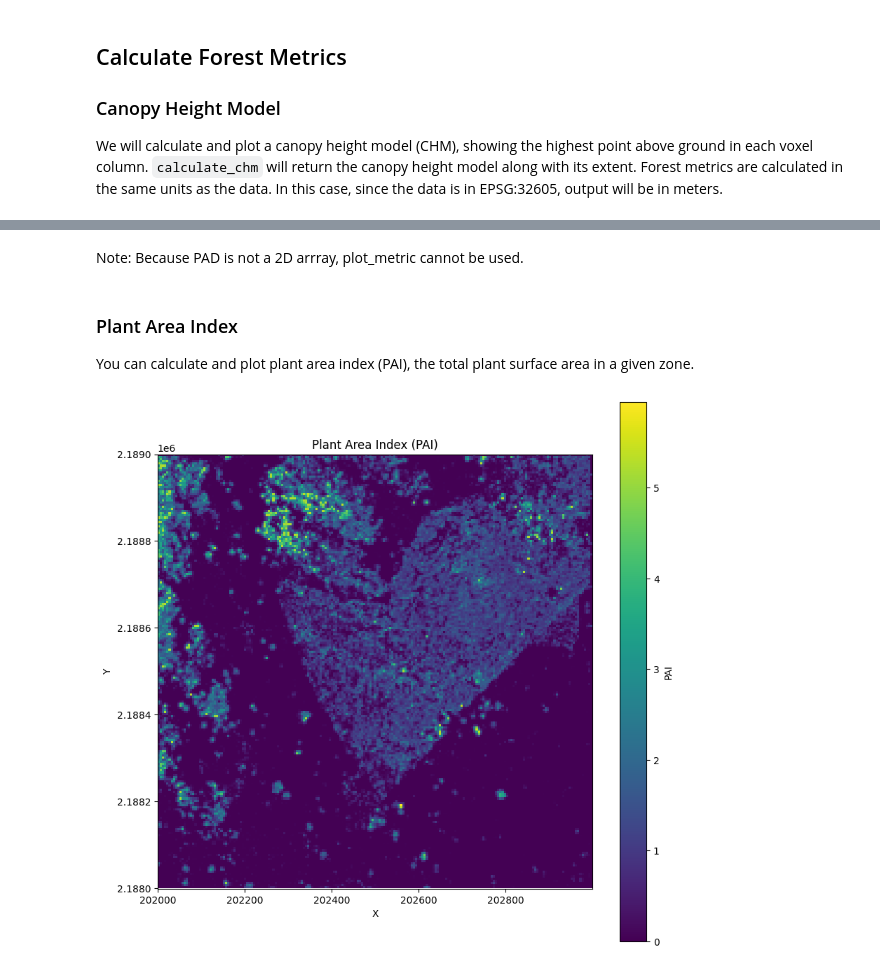
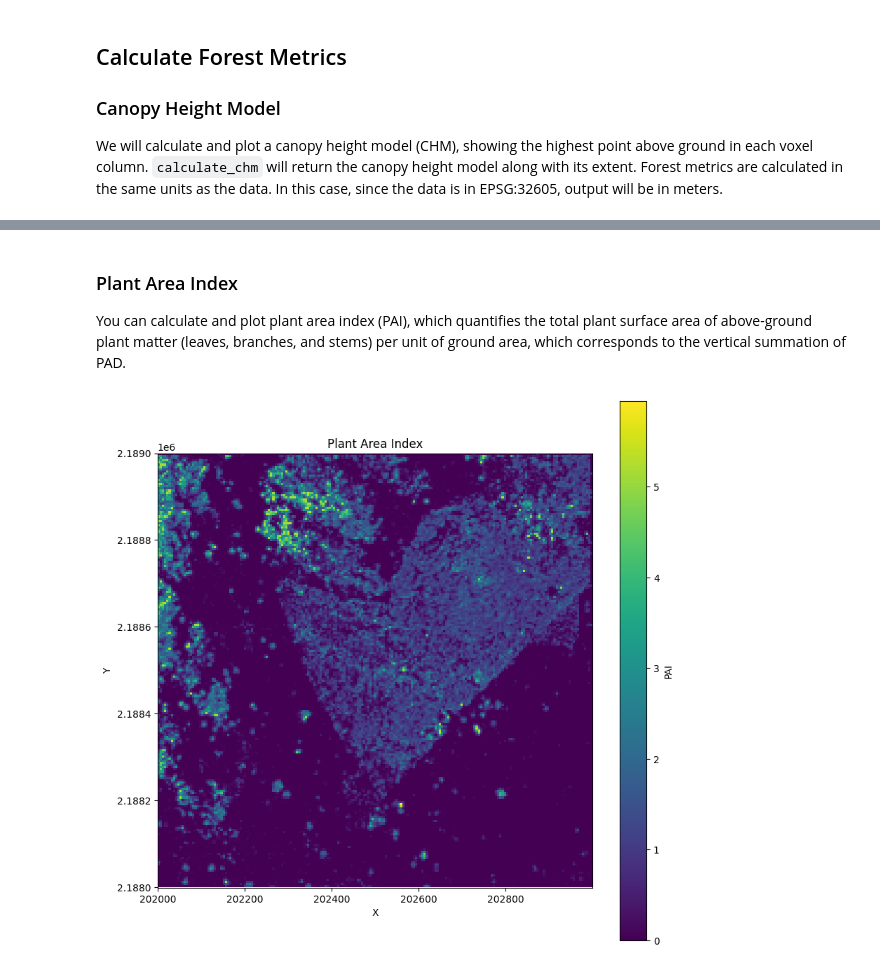
Before and after one commit to iosefa/PyForestScan, a Jupyter notebook: docs/examples/calculate-forest-metrics.ipynb, the cells around one changed output, grey strips where cells are left out. Cells and saved outputs as stored; diff of their text form; code cells hidden in the pictures.

```diff
--- a/docs/examples/calculate-forest-metrics.ipynb
+++ b/docs/examples/calculate-forest-metrics.ipynb
@@ -49,13 +49,11 @@ TypeError: plot_pad() got multiple values for argument 'axis'
-# %% [markdown]
-Note: Because PAD is not a 2D arrray, plot_metric cannot be used.
 # %% [markdown]
 ### Plant Area Index
-You can calculate and plot plant area index (PAI), the total plant surface area in a given zone.
+You can calculate and plot plant area index (PAI), which quantifies the total plant surface area of above-ground plant matter (leaves, branches, and stems) per unit of ground area, which corresponds to the vertical summation of PAD.
 # %%
 pai = calculate_pai(pad)
 # %%
-plot_metric('PAI', pai, extent, cmap='viridis', fig_size=None)
+plot_metric('Plant Area Index', pai, extent, metric_name='PAI', cmap='viridis', fig_size=None)
 # %% [output]
-[figure, old version]
+[figure, new version]
 # %% [markdown]
 ### Foliage Height Diversity
```
Also changed, not shown: parts of 8 cells of this notebook, 6 other files.
